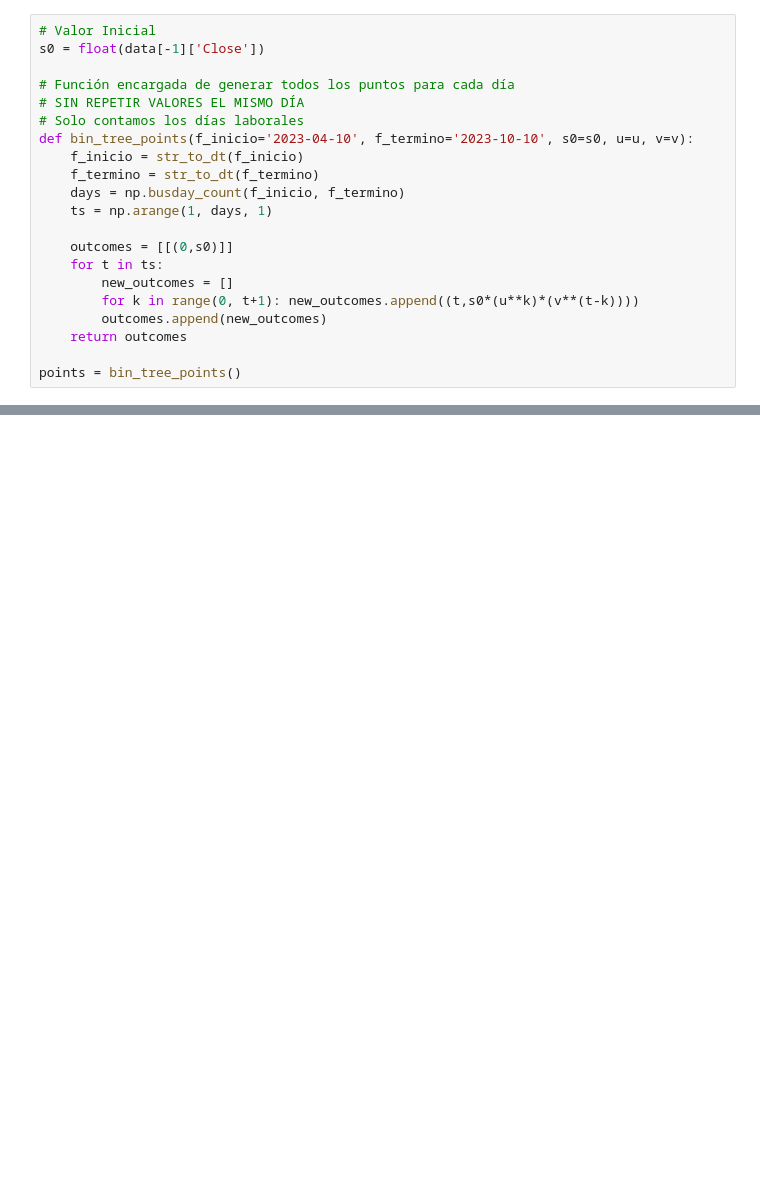
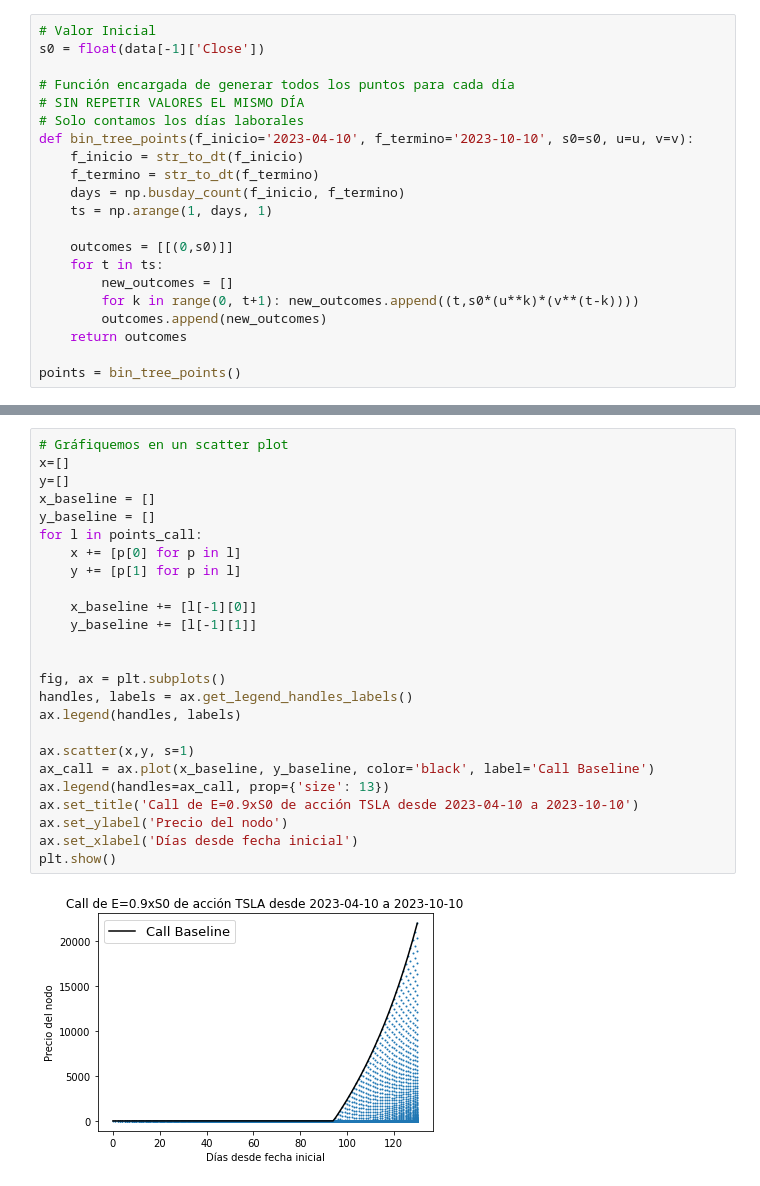
Before and after one commit to eitandv/Finanzas-Cuantitativas-Fisicos, a Jupyter notebook: Tarea 2/Proyecto T2.ipynb, the cells around one changed output, grey strips where cells are left out. Cells and saved outputs as stored; diff of their text form; blank space fills up the shorter version.

```diff
--- a/Tarea 2/Proyecto T2.ipynb
+++ b/Tarea 2/Proyecto T2.ipynb
@@ -215,0 +229,27 @@ def inverse_proces_graph(delta_t=delta_t, sigma=sigma_h, r=0.1, E = 0.9*s0):
+# %%
+# Gráfiquemos en un scatter plot
+x=[]
+y=[]
+x_baseline = []
+y_baseline = []
+for l in points_call:
+    x += [p[0] for p in l]
+    y += [p[1] for p in l]
+
+    x_baseline += [l[-1][0]]
+    y_baseline += [l[-1][1]]
+
+
+fig, ax = plt.subplots()
+handles, labels = ax.get_legend_handles_labels()
+ax.legend(handles, labels)
+
+ax.scatter(x,y, s=1)
+ax_call = ax.plot(x_baseline, y_baseline, color='black', label='Call Baseline')
+ax.legend(handles=ax_call, prop={'size': 13})
+ax.set_title('Call de E=0.9xS0 de acción TSLA desde 2023-04-10 a 2023-10-10')
+ax.set_ylabel('Precio del nodo')
+ax.set_xlabel('Días desde fecha inicial')
+plt.show()
+# %% [output]
+[figure, added]
```
Also changed, not shown: parts of 8 cells of this notebook, 6 other files.
